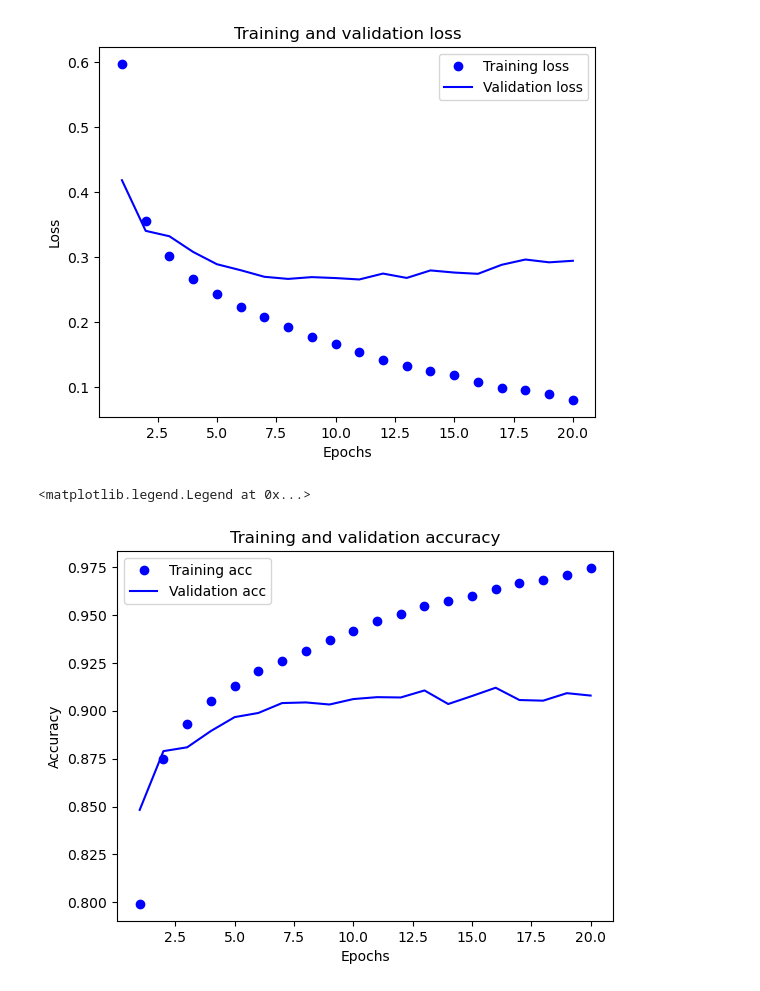
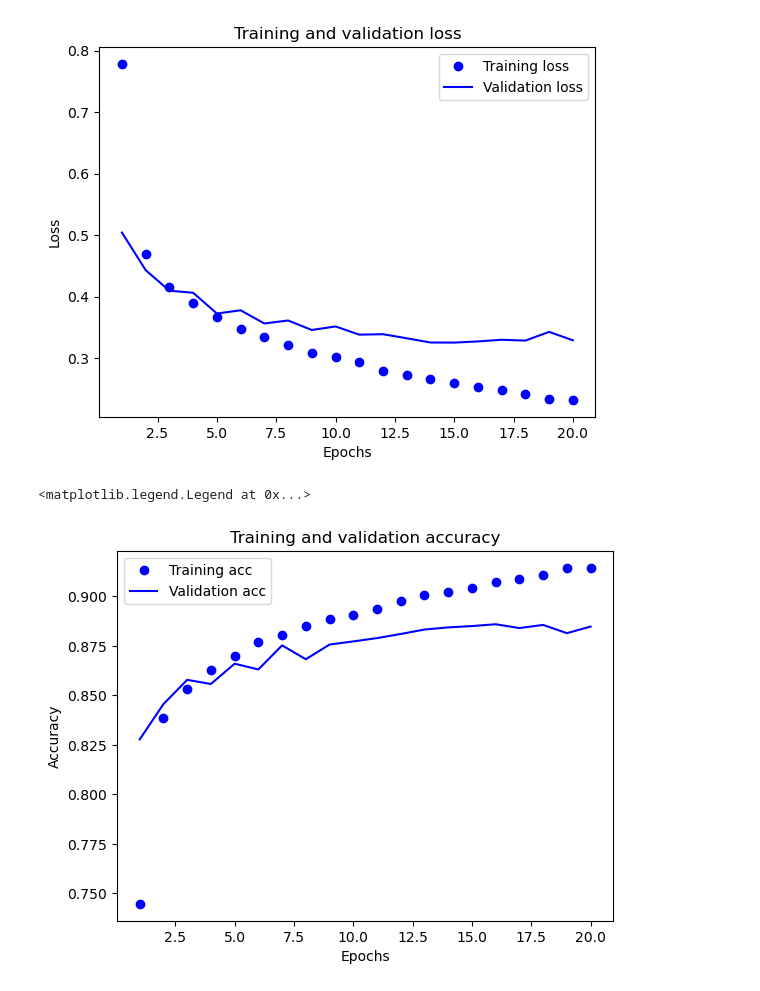
Before and after one commit to anilev6/DATA-HW9, a Jupyter notebook: hw.ipynb, the cells around one changed output. Cells and saved outputs as stored; diff of their text form; code cells hidden in the pictures.

```diff
--- a/hw.ipynb
+++ b/hw.ipynb
@@ -13,11 +13,10 @@ test_labels = to_categorical(test_labels)
 
 # Створення моделі
 model = models.Sequential()
-model.add(layers.Conv2D(32, (3, 3), activation="relu", input_shape=(28, 28, 1)))
-model.add(layers.Flatten())
+model.add(layers.Flatten(input_shape=(28, 28, 1)))
+model.add(layers.Dense(128, activation="relu"))
 model.add(layers.Dense(64, activation="relu"))
 model.add(layers.Dense(10, activation="softmax"))
-
 # Компіляція моделі
 model.compile(optimizer="adam", loss="categorical_crossentropy", metrics=["accuracy"])
 
@@ -73,3 +72,3 @@ Test accuracy: 0.9054999947547913
-[figure, old version]
+[figure, new version]
 <matplotlib.legend.Legend at 0x...>
-[figure, old version]
+[figure, new version]
```
Also changed, not shown: parts of 8 cells of this notebook.
